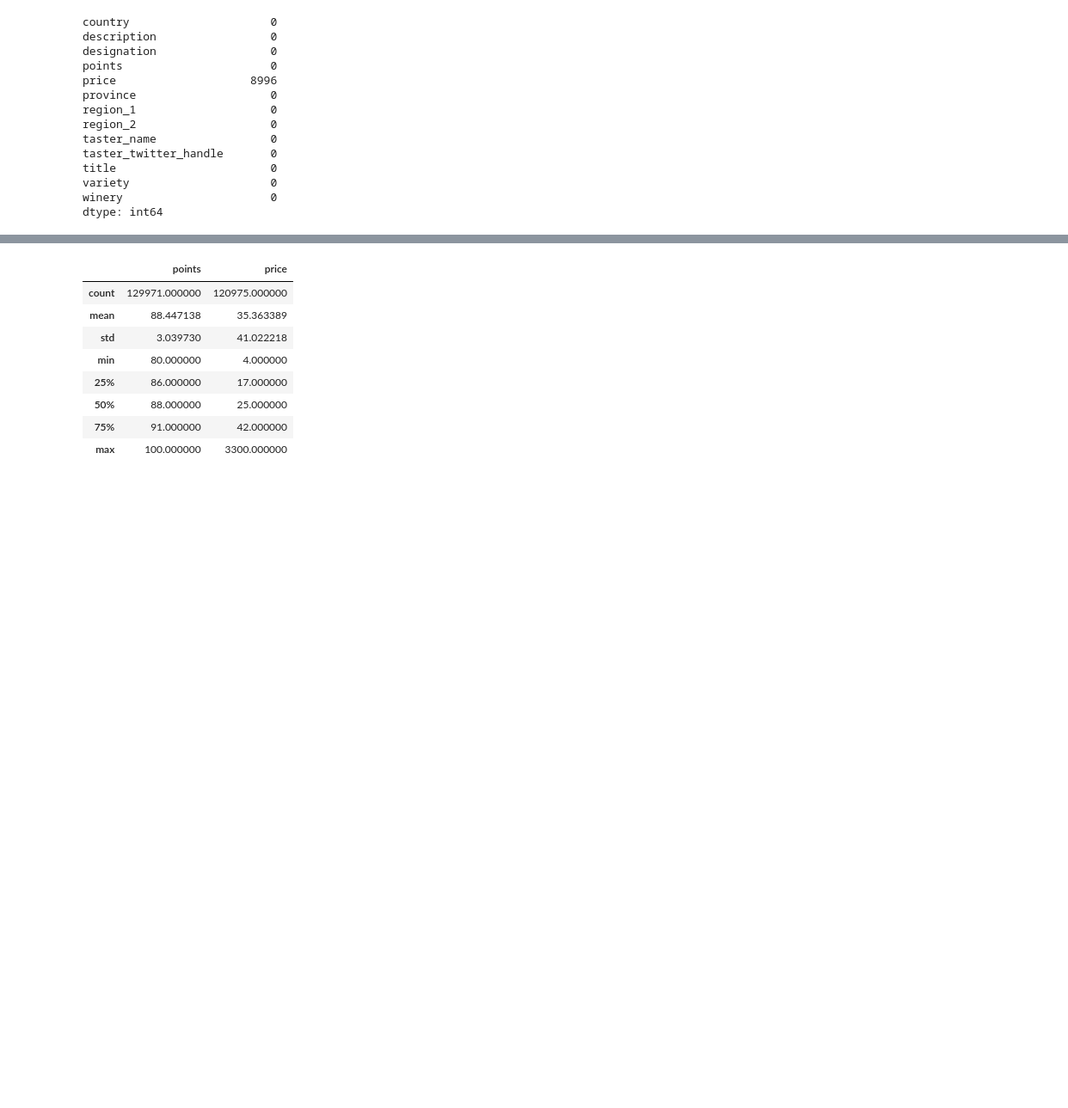
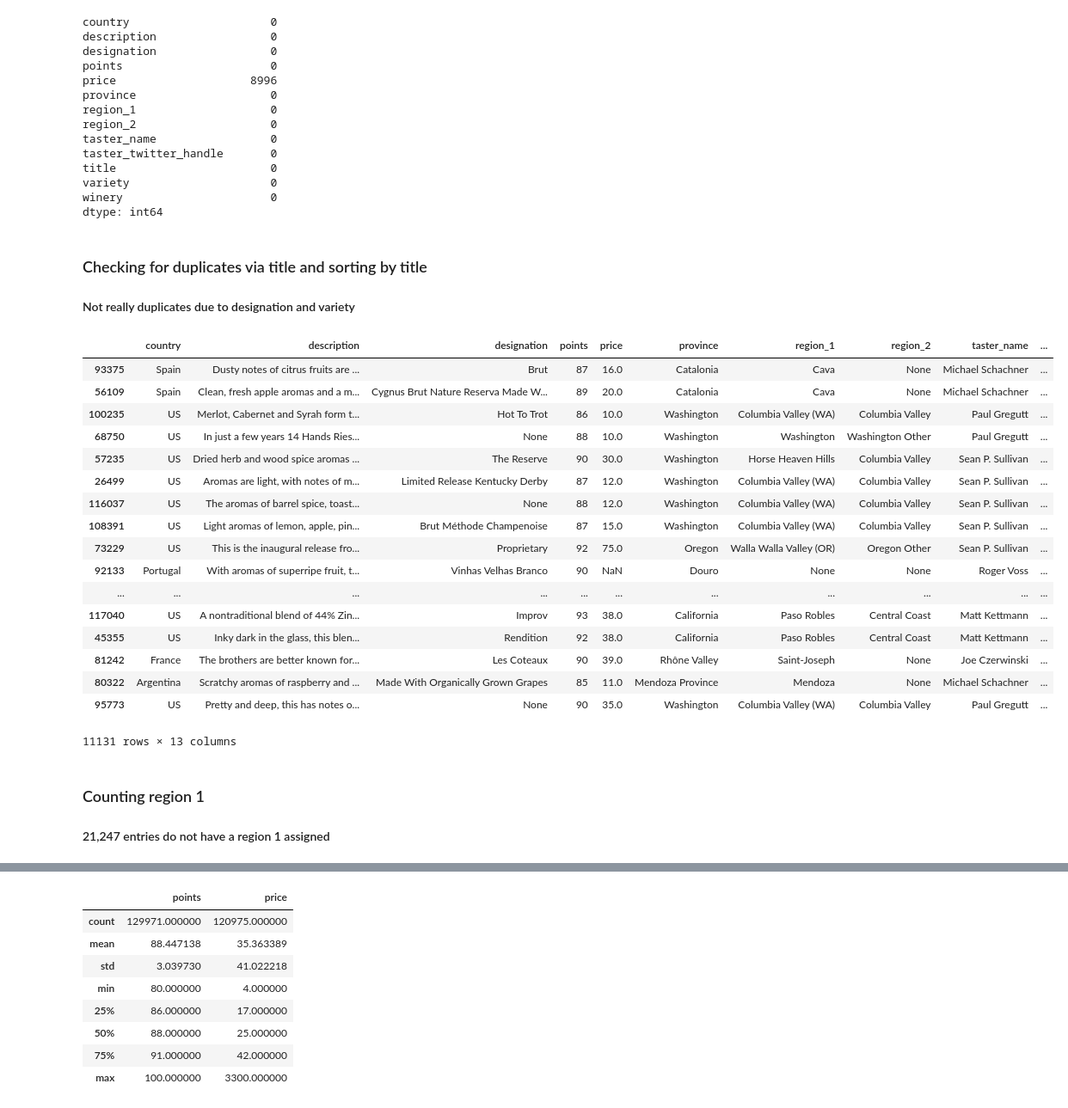
Before and after one commit to evanrosa/wine-ML-capstone-2018, a Jupyter notebook: 02-EDA.ipynb, the cells around one changed output, grey strips where cells are left out. Shown: that part at 86% size. Saved outputs shown, nothing was run; the diff lists cells and outputs as text; code cells hidden in the pictures; blank space fills up the shorter version.

```diff
--- a/02-EDA.ipynb
+++ b/02-EDA.ipynb
@@ -108,3 +129,32 @@ title                       0
 variety                     0
 winery                      0
 dtype: int64
+# %% [markdown]
+### Checking for duplicates via title and sorting by title
+
+#### Not really duplicates due to designation and variety
+# %%
+wine[wine.duplicated(['title'])].sort_values('title')
+# %% [output]
+|  | country | description | designation | points | price | province | region_1 | region_2 | taster_name | ... |
+| 93375 | Spain | Dusty notes of citrus fruits are ... | Brut | 87 | 16.0 | Catalonia | Cava | None | Michael Schachner | ... |
+| 56109 | Spain | Clean, fresh apple aromas and a m... | Cygnus Brut Nature Reserva Made W... | 89 | 20.0 | Catalonia | Cava | None | Michael Schachner | ... |
+| 100235 | US | Merlot, Cabernet and Syrah form t... | Hot To Trot | 86 | 10.0 | Washington | Columbia Valley (WA) | Columbia Valley | Paul Gregutt | ... |
+| 68750 | US | In just a few years 14 Hands Ries... | None | 88 | 10.0 | Washington | Washington | Washington Other | Paul Gregutt | ... |
+| 57235 | US | Dried herb and wood spice aromas ... | The Reserve | 90 | 30.0 | Washington | Horse Heaven Hills | Columbia Valley | Sean P. Sullivan | ... |
+| 26499 | US | Aromas are light, with notes of m... | Limited Release Kentucky Derby | 87 | 12.0 | Washington | Columbia Valley (WA) | Columbia Valley | Sean P. Sullivan | ... |
+| 116037 | US | The aromas of barrel spice, toast... | None | 88 | 12.0 | Washington | Columbia Valley (WA) | Columbia Valley | Sean P. Sullivan | ... |
+| 108391 | US | Light aromas of lemon, apple, pin... | Brut Méthode Champenoise | 87 | 15.0 | Washington | Columbia Valley (WA) | Columbia Valley | Sean P. Sullivan | ... |
+| 73229 | US | This is the inaugural release fro... | Proprietary | 92 | 75.0 | Oregon | Walla Walla Valley (OR) | Oregon Other | Sean P. Sullivan | ... |
+| 92133 | Portugal | With aromas of superripe fruit, t... | Vinhas Velhas Branco | 90 | NaN | Douro | None | None | Roger Voss | ... |
+| ... | ... | ... | ... | ... | ... | ... | ... | ... | ... | ... |
+| 117040 | US | A nontraditional blend of 44% Zin... | Improv | 93 | 38.0 | California | Paso Robles | Central Coast | Matt Kettmann | ... |
+| 45355 | US | Inky dark in the glass, this blen... | Rendition | 92 | 38.0 | California | Paso Robles | Central Coast | Matt Kettmann | ... |
+| 81242 | France | The brothers are better known for... | Les Coteaux | 90 | 39.0 | Rhône Valley | Saint-Joseph | None | Joe Czerwinski | ... |
+| 80322 | Argentina | Scratchy aromas of raspberry and ... | Made With Organically Grown Grapes | 85 | 11.0 | Mendoza Province | Mendoza | None | Michael Schachner | ... |
+| 95773 | US | Pretty and deep, this has notes o... | None | 90 | 35.0 | Washington | Columbia Valley (WA) | Columbia Valley | Paul Gregutt | ... |
+11131 rows × 13 columns
+# %% [markdown]
+### Counting region 1
+
+#### 21,247 entries do not have a region 1 assigned
```
Also changed, not shown: parts of 41 cells of this notebook.
